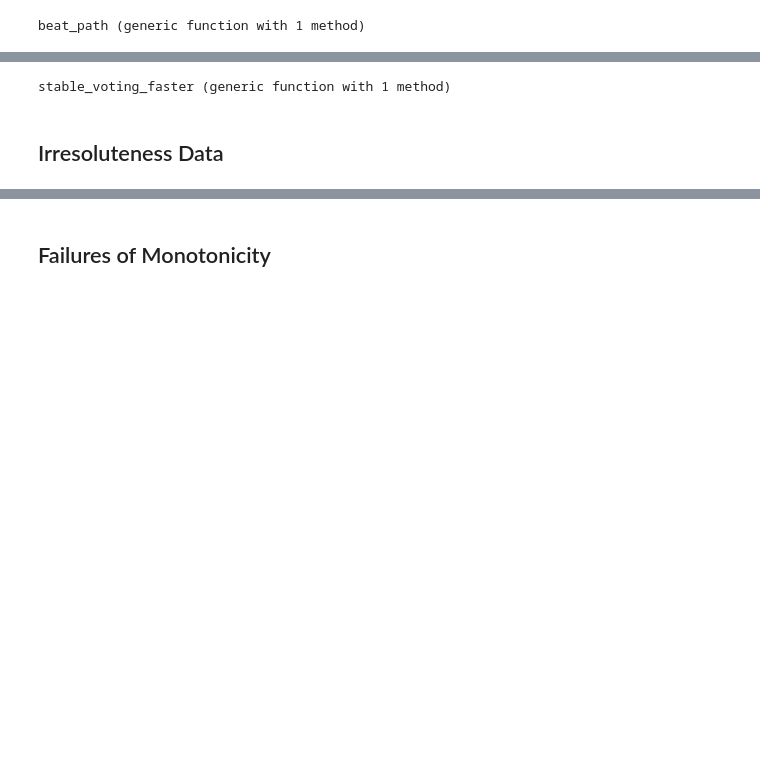
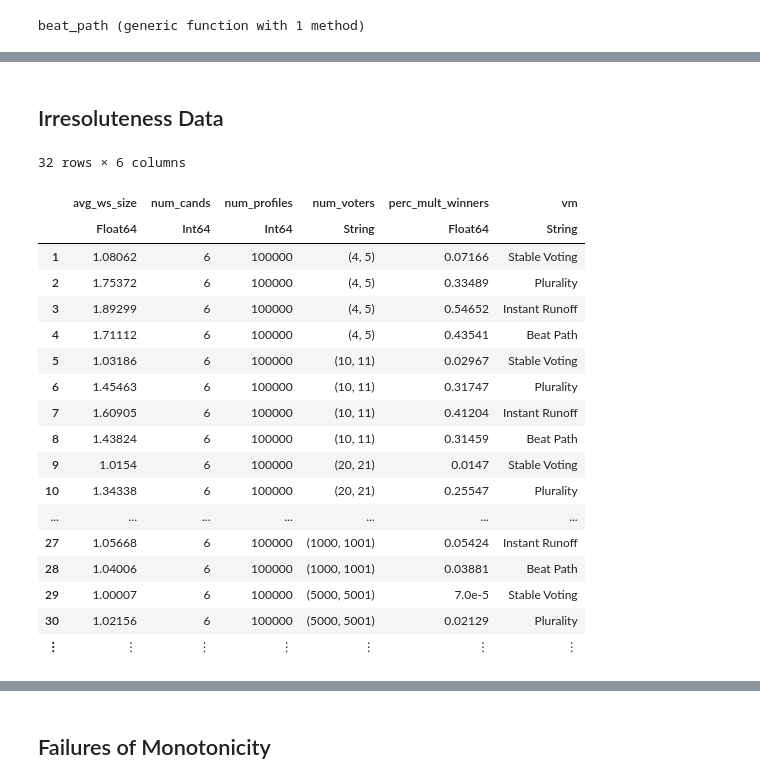
Before and after one commit to epacuit/stablevoting, a Jupyter notebook: 04-StableVoting_Julia.ipynb, the cells around one changed output, grey strips where cells are left out. Cells and saved outputs as stored; diff of their text form; code cells hidden in the pictures; blank space fills up the shorter version.

```diff
--- a/04-StableVoting_Julia.ipynb
+++ b/04-StableVoting_Julia.ipynb
@@ -563,55 +612,3 @@ simple_stable_voting_faster (generic function with 1 method)
-# %%
-function stable_voting_(prof::Profile; curr_cands = Set{Int64}([]), mem_sv_winners = Dict())
-    curr_cands = curr_cands != Set([]) ? curr_cands : Set(prof.candidates)
-
-    sv_winners = []
-    undefeated_candidates = split_cycle_faster(prof;  curr_cands = curr_cands)
-    matches = [(a,b) for a in curr_cands for b in curr_cands if a != b && a ∈ undefeated_candidates]
-    margins = Set([margin(prof, ab[1], ab[2]) for ab in matches])
-
-    if length(curr_cands) == 1
-        mem_sv_winners[curr_cands] = curr_cands
-        return candset(prof, curr_cands), mem_sv_winners
-    end
-    sorted_margins = sort!(collect(margins), rev=true)
-
-    for m in sorted_margins
-        for (a,b) in [ab_match for ab_match in matches if margin(prof, ab_match[1], ab_match[2]) == m]
-            if a ∉ sv_winners
-                cands_minus_b = Set([c for c in curr_cands if c != b])
-                if !haskey(mem_sv_winners, cands_minus_b)
-                    ws, mem_sv_winners = stable_voting_(prof; curr_cands = cands_minus_b, mem_sv_winners = mem_sv_winners)
-                    mem_sv_winners[cands_minus_b] = ws
-                else
-                    ws = mem_sv_winners[cands_minus_b]
-                end
-                if a ∈ ws
-                    push!(sv_winners, a)
-                end
-            end
-        end
-        if length(sv_winners) > 0
-            return candset(prof, sv_winners), mem_sv_winners
-        end
-    end
-end
-
-function stable_voting(prof::Profile)
-    return stable_voting_(prof; curr_cands = Set{Int64}([]), mem_sv_winners = Dict())[1]
-end
-
-function stable_voting_faster(prof::Profile)
-
-    cw = condorcet_winner(prof)
-
-    if isempty(cw)
-        return stable_voting_(prof; curr_cands = Set{Int64}([]), mem_sv_winners = Dict())[1]
-    else
-        return cw
-    end
-end
-# %% [output]
-stable_voting_faster (generic function with 1 method)
 # %% [markdown]
 ## Irresoluteness Data
 # %%
@@ -710,11 +710,34 @@ stable_voting_faster (generic function with 1 method)
     println("Done.")
 end
 # %%
-df_irresoluteness_nvoters = DataFrame(CSV.File("multwinners_nvoters.csv"))
+# load the pre-computed data, comment to display the data generated in the previous cell.
+filename_irresoluteness1 = "data/multwinners_nvoters.csv"
+
+df_irresoluteness_nvoters = DataFrame(CSV.File(filename_irresoluteness1))
 
 df_irresoluteness_nvoters[!,:num_voters] = string.(df_irresoluteness_nvoters[:,:num_voters])
 
 df_irresoluteness_nvoters
+# %% [output]
+32 rows × 6 columns
+|  | avg_ws_size | num_cands | num_profiles | num_voters | perc_mult_winners | vm |
+|  | Float64 | Int64 | Int64 | String | Float64 | String |
+| 1 | 1.08062 | 6 | 100000 | (4, 5) | 0.07166 | Stable Voting |
+| 2 | 1.75372 | 6 | 100000 | (4, 5) | 0.33489 | Plurality |
+| 3 | 1.89299 | 6 | 100000 | (4, 5) | 0.54652 | Instant Runoff |
+| 4 | 1.71112 | 6 | 100000 | (4, 5) | 0.43541 | Beat Path |
+| 5 | 1.03186 | 6 | 100000 | (10, 11) | 0.02967 | Stable Voting |
+| 6 | 1.45463 | 6 | 100000 | (10, 11) | 0.31747 | Plurality |
+| 7 | 1.60905 | 6 | 100000 | (10, 11) | 0.41204 | Instant Runoff |
+| 8 | 1.43824 | 6 | 100000 | (10, 11) | 0.31459 | Beat Path |
+| 9 | 1.0154 | 6 | 100000 | (20, 21) | 0.0147 | Stable Voting |
+| 10 | 1.34338 | 6 | 100000 | (20, 21) | 0.25547 | Plurality |
+| ... | ... | ... | ... | ... | ... | ... |
+| 27 | 1.05668 | 6 | 100000 | (1000, 1001) | 0.05424 | Instant Runoff |
+| 28 | 1.04006 | 6 | 100000 | (1000, 1001) | 0.03881 | Beat Path |
+| 29 | 1.00007 | 6 | 100000 | (5000, 5001) | 7.0e-5 | Stable Voting |
+| 30 | 1.02156 | 6 | 100000 | (5000, 5001) | 0.02129 | Plurality |
+| ⋮ | ⋮ | ⋮ | ⋮ | ⋮ | ⋮ | ⋮ |
 # %%
 ylabel = "Percent multiple winners"
 xlabel = "Number of voters"
```
Also changed, not shown: parts of 19 cells of this notebook, 5 other files.
